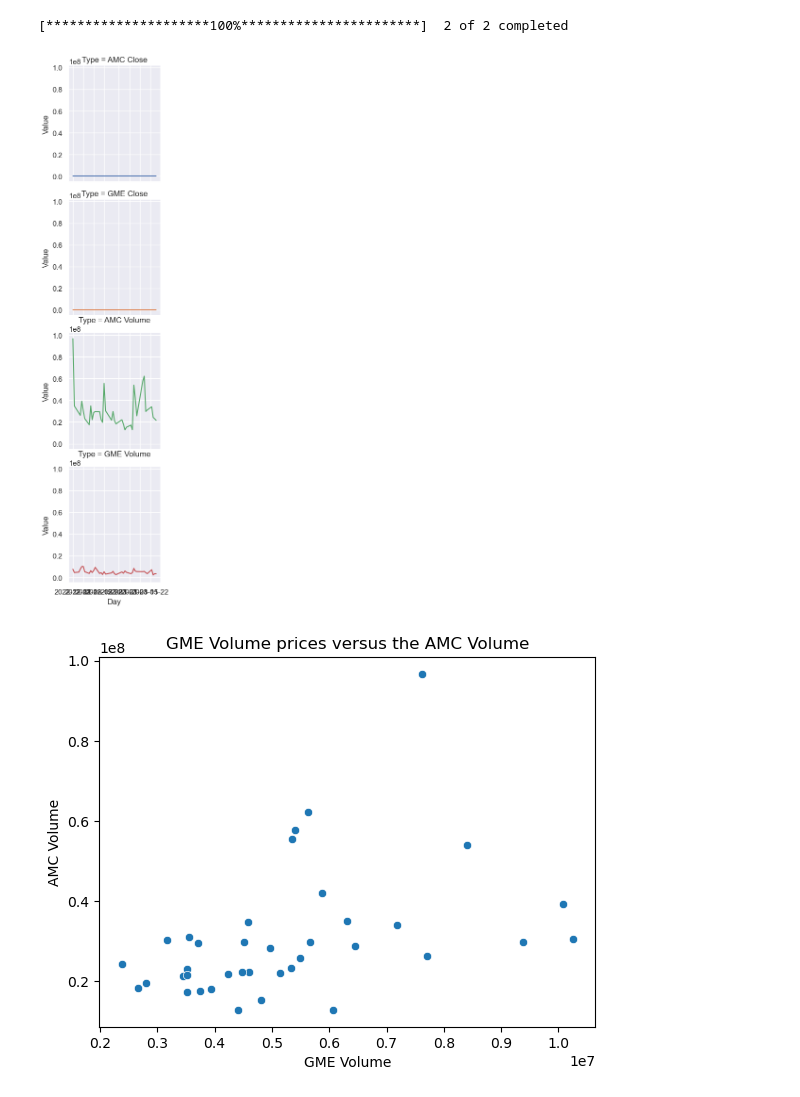
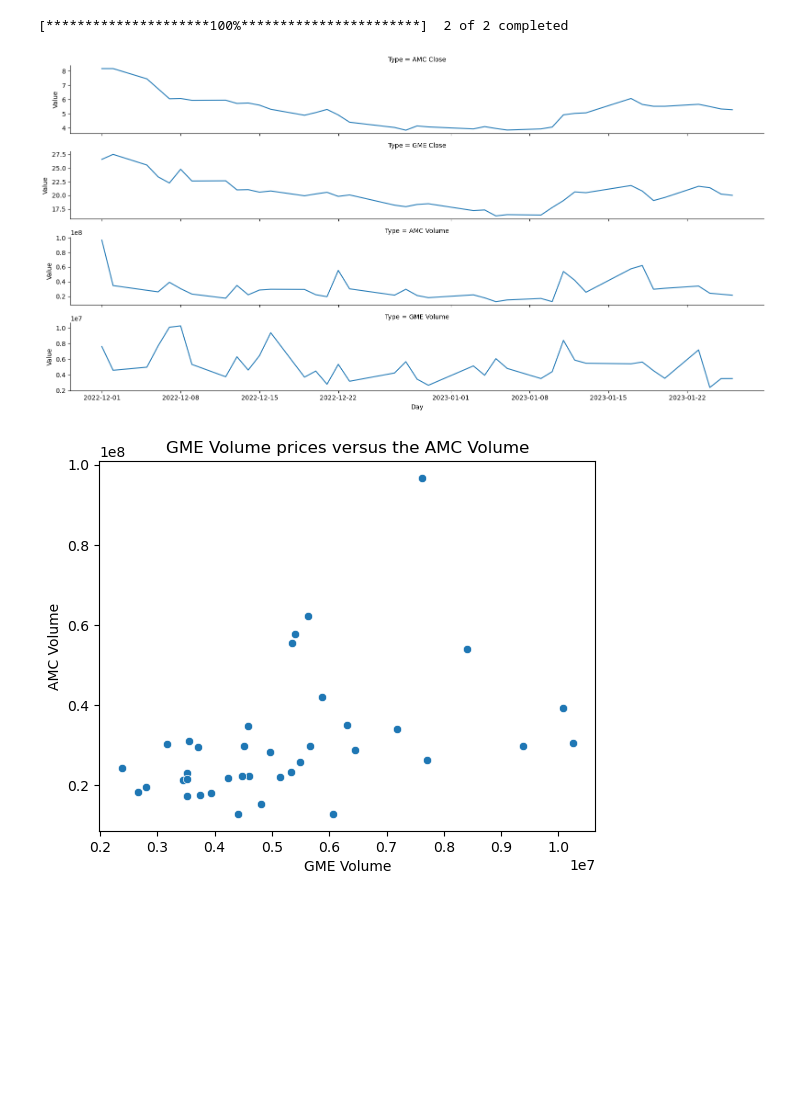
Before and after one commit to eriosta/analytics-viz, a Jupyter notebook: module2/lab2b.ipynb, the cells around one changed output. Cells and saved outputs as stored; diff of their text form; code cells hidden in the pictures; blank space fills up the shorter version.

```diff
--- a/module2/lab2b.ipynb
+++ b/module2/lab2b.ipynb
@@ -43,20 +43,20 @@ df2['Day'] = df[('Date',)].copy()
 # %%
 # FacetGrid goes here
 df2_melt = df2.melt(
     id_vars='Day',
     value_vars=['AMC Close','GME Close','AMC Volume','GME Volume'],
     ignore_index=False)
 
 df2_melt.rename(columns={'value':'Value','variable':'Type'},inplace=True)
 
 df2_melt['Day'] = df2['Day'].dt.strftime("%d/%m/%Y")
 df2_melt['Day'] = pd.to_datetime(df2['Day'], format="%d/%m/%Y")
 
-grid = sns.FacetGrid(df2_melt, row="Type",hue="Type")
+grid = sns.FacetGrid(df2_melt, row="Type", height=2, aspect=8, sharey=False)
 grid.map(sns.lineplot, "Day","Value")
 plt.show()
 # %% [output]
-[figure, old version]
+[figure, new version]
 # %%
 # Scatterplot goes here
 sns.scatterplot(data=df2, x="GME Volume", y="AMC Volume").set(title='GME Volume prices versus the AMC Volume')
```
